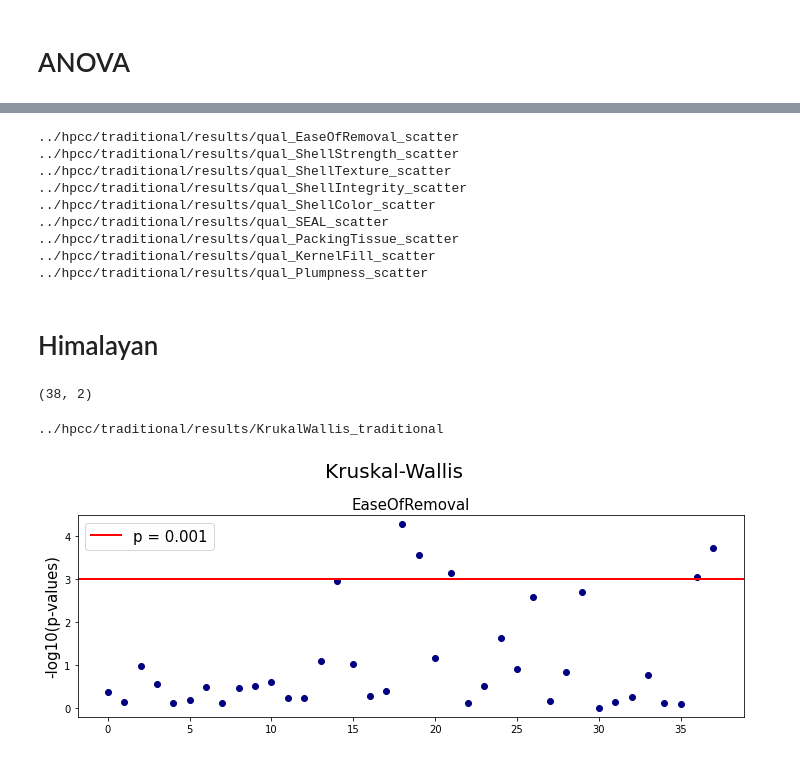
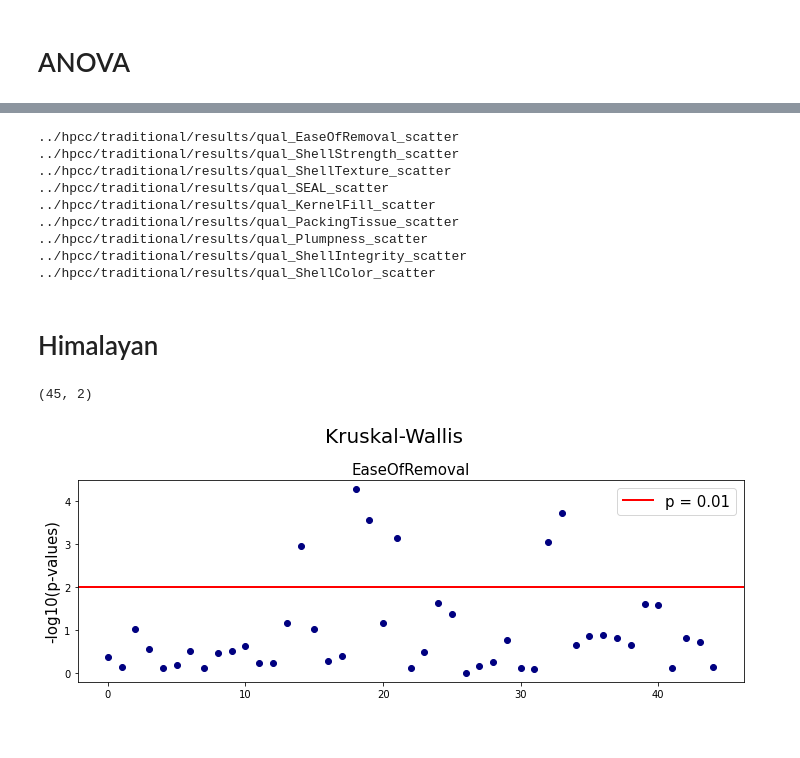
Before and after one commit to amezqui3/walnut_tda, a Jupyter notebook: jupyter/13_kruskal_wallis.ipynb, the cells around one changed output, grey strips where cells are left out. Saved outputs shown, nothing was run; the diff lists cells and outputs as text; code cells hidden in the pictures.

```diff
--- a/jupyter/13_kruskal_wallis.ipynb
+++ b/jupyter/13_kruskal_wallis.ipynb
@@ -130,9 +49,9 @@ def correct_zero(arr):
     arr[arr[:,1] == 0, 1] = minval
     return arr
 # %%
-ss = np.s_[:,2:len(new_col_labels)]
+ss = np.s_[:,iniN:endN]
 
-F_onewayF= np.zeros((new_df.iloc[ss].shape[1], len(cattraitnames)))
+F_onewayF= np.zeros((df.iloc[ss].shape[1], len(cattraitnames)))
 KruskalH = np.zeros_like(F_onewayF)
 F_onewayp= np.ones_like(F_onewayF)
 Kruskalp = np.copy(F_onewayp)
@@ -202,12 +122,12 @@ def benjamini_hochberg(statistic, pvals, Q=1e-7):
     return bh_critical
 # %%
 Q = 1e-10
-fig, ax = plt.subplots(5,2,figsize=(20,30), sharey=True)
+fig, ax = plt.subplots(4,2,figsize=(20,25), sharey=True)
 ax = np.atleast_1d(ax).ravel()
 fs = 16
 minval = np.min(Kruskalp)*1e15
 
-for i in range(len(cattraitnames)):
+for i in range(len(ax)):
     statistic = KruskalH[:,i]
     pvals     = Kruskalp[:,i]
     bh_critical = benjamini_hochberg(statistic, pvals, Q)
@@ -220,7 +140,7 @@ for i in range(len(cattraitnames)):
     ax[i].scatter(np.arange(len(argpvals)), -np.log10(pvals[argpvals]))
 
     ax[i].set_xticks(np.arange(bh_critical)*1.1)
-    ax[i].set_xticklabels(new_col_labels[argpvals[:bh_critical] + 2])
+    ax[i].set_xticklabels(labels.col_labels.iloc[argpvals[:bh_critical] + iniN])
     ax[i].tick_params('x',labelsize=12,labelrotation=90)
 
 for i in [0,3,6]:
@@ -239,5 +159,5 @@ print(filename)
 # %%
-i = 3
+fs = 21
 for i in range(len(cattraitnames)):
 #for i in [1]:
     cattraitname = cattraitnames[i]
@@ -252,12 +172,12 @@ for i in range(len(cattraitnames)):
 
     fig, ax = plt.subplots(3,4, figsize=(18,11), sharex=True)
     ax = np.atleast_1d(ax).ravel()
-    traitidx = argpvals[:len(ax)] + 2
-    sl = new_col_labels[argpvals[:len(ax)] + 2]
-    ul = new_col_units[argpvals[:len(ax)] + 2]
+    traitidx = argpvals[:len(ax)] + iniN
+    sl = labels.col_labels.iloc[argpvals[:len(ax)] + iniN].values
+    ul = labels.col_units.iloc[argpvals[:len(ax)] + iniN].values
 
     for idx,i in enumerate(traitidx):
-        trait_i = new_df.iloc[:,i].values
+        trait_i = df.iloc[:,i].values
         boxplot = []
         for k in range(len(cattrait)):
             mask = df[cattraitname] == cattrait[k]
@@ -268,10 +188,11 @@ for i in range(len(cattraitnames)):
         ax[idx].boxplot(boxplot, notch=False, sym='', vert=True, positions=range(len(cattrait)), widths=0.7,
                         medianprops = {'color':col_wong[-2], 'lw':4})
         ylabel = sl[idx] + ul[idx]
-        ax[idx].set_ylabel(textwrap.fill(ylabel,25), fontsize=fs)
+
+        ax[idx].set_ylabel(textwrap.fill(ylabel,22), fontsize=fs)
         ax[idx].set_xticks(range(len(cattrait)))
         ax[idx].set_xticklabels(cattrait)
-        ax[idx].tick_params(labelsize=16)
+        ax[idx].tick_params(labelsize=fs-4)
 
 
     fig.suptitle(cattraitname, fontsize=24)
@@ -285,22 +206,22 @@ for i in range(len(cattraitnames)):
 ../hpcc/traditional/results/qual_EaseOfRemoval_scatter
 ../hpcc/traditional/results/qual_ShellStrength_scatter
 ../hpcc/traditional/results/qual_ShellTexture_scatter
+../hpcc/traditional/results/qual_SEAL_scatter
+../hpcc/traditional/results/qual_KernelFill_scatter
+../hpcc/traditional/results/qual_PackingTissue_scatter
+../hpcc/traditional/results/qual_Plumpness_scatter
 ../hpcc/traditional/results/qual_ShellIntegrity_scatter
 ../hpcc/traditional/results/qual_ShellColor_scatter
-../hpcc/traditional/results/qual_SEAL_scatter
-../hpcc/traditional/results/qual_PackingTissue_scatter
-../hpcc/traditional/results/qual_KernelFill_scatter
-../hpcc/traditional/results/qual_Plumpness_scatter
 # %% [markdown]
 # Himalayan
 # %%
-kruskal = np.column_stack((np.zeros(len(new_col_labels)-2), np.ones(len(new_col_labels)-2)))
+kruskal = np.column_stack((np.zeros(endN - iniN), np.ones(endN - iniN)))
 print(kruskal.shape)
 
 l_anova = [None, None]
-i = 2
-for i in range(len(new_col_labels)-2):
-    j = i+2
+
+for i in range(len(kruskal)):
+    j = i+iniN
     l_anova[0] = interest.iloc[:,j].values
     l_anova[1] = other.iloc[:,j].values
 
@@ -309,31 +230,26 @@ for i in range(len(new_col_labels)-2):
 
 kruskal = correct_zero(kruskal)
 # %% [output]
-(38, 2)
+(45, 2)
 # %%
 fig, ax = plt.subplots(1,1, figsize=(10,4), sharex=True, sharey=True)
 ax = np.atleast_1d(ax).ravel()
 xvals = range(len(kruskal))
 fs = 15
 
 for i in range(len(ax)):
     ax[i].scatter(xvals, -np.log10(kruskal[:,1]), c='navy')
-    ax[i].axhline(y=-np.log10(0.001), c='red', lw=2, label='p = 0.001');
+    ax[i].axhline(y=-np.log10(0.01), c='red', lw=2, label='p = 0.01');
     ax[i].legend(fontsize=fs)
     ax[i].set_title(cattraitnames[i], fontsize=fs)
 
 for i in [0]:
     ax[i].set_ylabel('-log10(p-values)', fontsize=fs);
 
 fig.suptitle('Kruskal-Wallis', fontsize=20)
 plt.tight_layout()
-
-filename = dst + 'KrukalWallis_traditional'
-print(filename)
-#plt.savefig(filename + '.jpg', bbox_inches='tight', dpi=100, format='jpg', pil_kwargs={'optimize':True})
 # %% [output]
-../hpcc/traditional/results/KrukalWallis_traditional
-[figure, old version]
+[figure, new version]
 # %%
 Q = 1e-2
 fig, ax = plt.subplots(1,1,figsize=(10,6), sharey=True)
```
Also changed, not shown: parts of 8 cells of this notebook, 6 other files.
